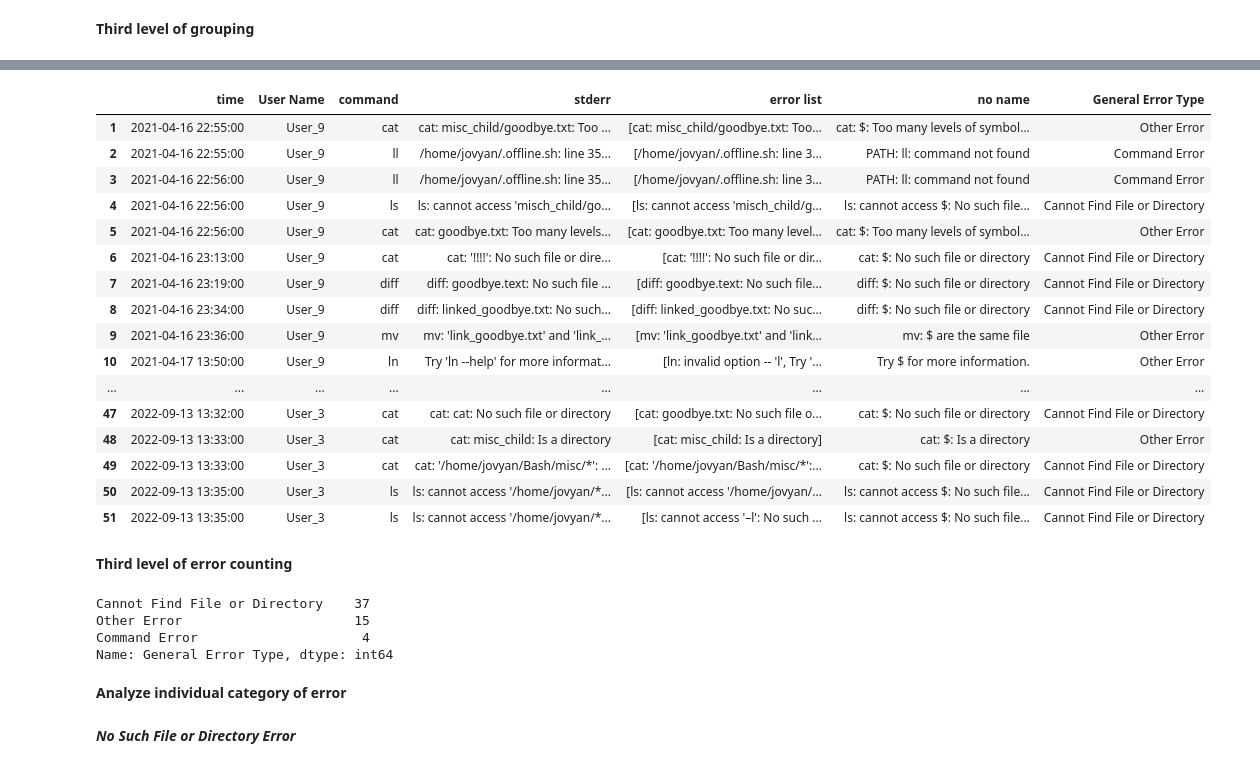
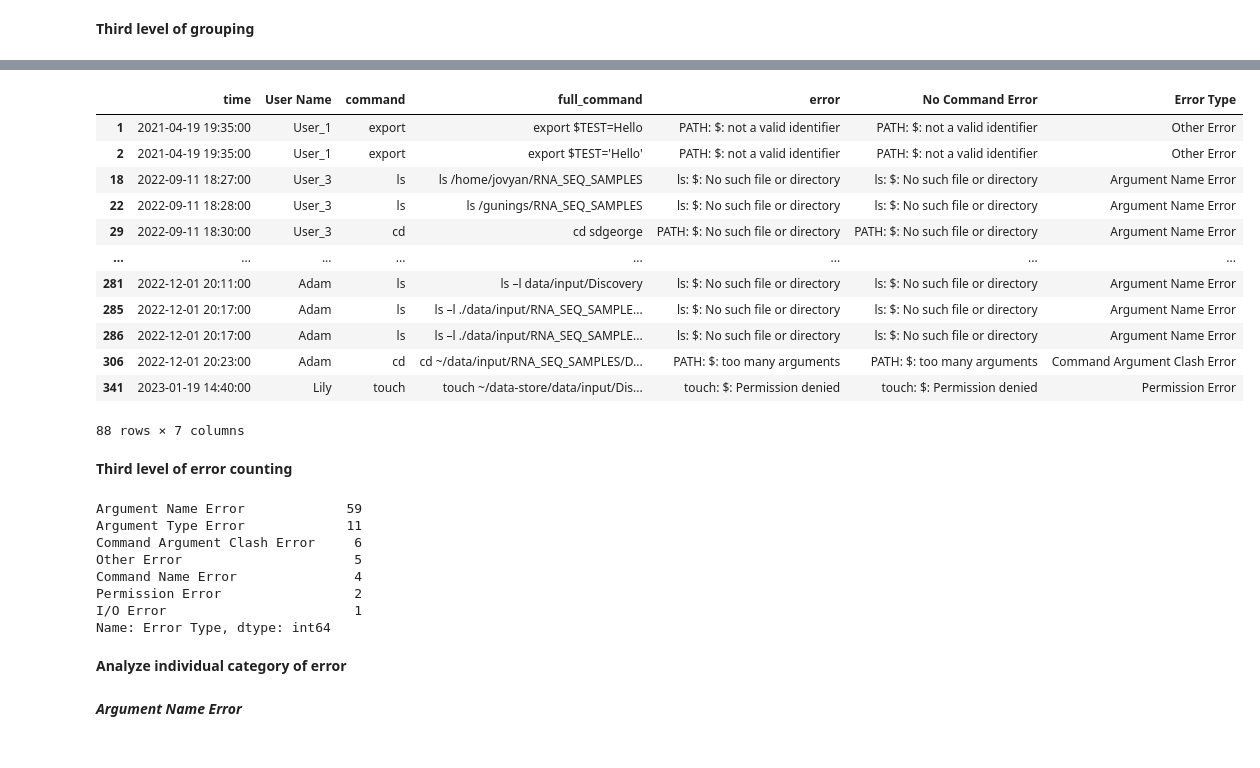
Before and after one commit to GuningShen/error-suggestion, a Jupyter notebook: Error_Analyzer.ipynb, the cells around one changed output, grey strips where cells are left out. Saved outputs shown, nothing was run; the diff lists cells and outputs as text; code cells hidden in the pictures.

Commit message:
clean error tree

```diff
--- a/Error_Analyzer.ipynb
+++ b/Error_Analyzer.ipynb
@@ -548,0 +584,9 @@ error_expand
+# %%
+def extract_command(error):
+    if command_colon.match(error):
+        return re.sub(colon_name, '', error)
+    else:
+        return error
+# %%
+third_error["No Command Error"] = third_error["error"].apply(lambda x: extract_command(x))
+third_error
@@ -549,46 +607,58 @@ error_expand
 # %%
-command_not_find = re.compile(r'.*((C|c)ommand not found).*')
-wrong_file_name = re.compile(r'.*(No such file or directory).*')
+permission = re.compile(r'.*(Permission).*')
+io_error = re.compile(r'.*Input.output.*')
+wrong_file_name = re.compile(r'.*((N|n)o such file).*')
+argument_type = re.compile(r'.+a (directory|file).*')
+command_name = re.compile(r'.*((C|c)ommand not found).*')
+command_argu_clash = re.compile(r'.*(many|exist|same).*')
 # %%
 def replace_third(error):
-    if command_not_find.match(error):
-        return "Command Error"
+    if permission.match(error):
+        return "Permission Error"
+    elif io_error.match(error):
+        return "I/O Error"
     elif wrong_file_name.match(error):
-        return "Cannot Find File or Directory"
+        return "Argument Name Error"
+    elif argument_type.match(error):
+        return "Argument Type Error"
+    elif command_name.match(error):
+        return "Command Name Error"
+    elif command_argu_clash.match(error):
+        return "Command Argument Clash Error"
     else:
         return "Other Error"
 # %%
-error_expand["General Error Type"] = error_expand["no name"].apply(lambda x: replace_third(x))
-error_expand.head(50)
+third_error["Error Type"] = third_error["error"].apply(lambda x: replace_third(x))
+third_error
 # %% [output]
-|  | time | User Name | command | stderr | error list | no name | General Error Type |
-| 1 | 2021-04-16 22:55:00 | User_9 | cat | cat: misc_child/goodbye.txt: Too ... | [cat: misc_child/goodbye.txt: Too... | cat: $: Too many levels of symbol... | Other Error |
-| 2 | 2021-04-16 22:55:00 | User_9 | ll | /home/jovyan/.offline.sh: line 35... | [/home/jovyan/.offline.sh: line 3... | PATH: ll: command not found | Command Error |
-| 3 | 2021-04-16 22:56:00 | User_9 | ll | /home/jovyan/.offline.sh: line 35... | [/home/jovyan/.offline.sh: line 3... | PATH: ll: command not found | Command Error |
-| 4 | 2021-04-16 22:56:00 | User_9 | ls | ls: cannot access 'misch_child/go... | [ls: cannot access 'misch_child/g... | ls: cannot access $: No such file... | Cannot Find File or Directory |
-| 5 | 2021-04-16 22:56:00 | User_9 | cat | cat: goodbye.txt: Too many levels... | [cat: goodbye.txt: Too many level... | cat: $: Too many levels of symbol... | Other Error |
-| 6 | 2021-04-16 23:13:00 | User_9 | cat | cat: '!!!!': No such file or dire... | [cat: '!!!!': No such file or dir... | cat: $: No such file or directory | Cannot Find File or Directory |
-| 7 | 2021-04-16 23:19:00 | User_9 | diff | diff: goodbye.text: No such file ... | [diff: goodbye.text: No such file... | diff: $: No such file or directory | Cannot Find File or Directory |
-| 8 | 2021-04-16 23:34:00 | User_9 | diff | diff: linked_goodbye.txt: No such... | [diff: linked_goodbye.txt: No suc... | diff: $: No such file or directory | Cannot Find File or Directory |
-| 9 | 2021-04-16 23:36:00 | User_9 | mv | mv: 'link_goodbye.txt' and 'link_... | [mv: 'link_goodbye.txt' and 'link... | mv: $ are the same file | Other Error |
-| 10 | 2021-04-17 13:50:00 | User_9 | ln | Try 'ln --help' for more informat... | [ln: invalid option -- 'l', Try '... | Try $ for more information. | Other Error |
+|  | time | User Name | command | full_command | error | No Command Error | Error Type |
+| 1 | 2021-04-19 19:35:00 | User_1 | export | export $TEST=Hello | PATH: $: not a valid identifier | PATH: $: not a valid identifier | Other Error |
+| 2 | 2021-04-19 19:35:00 | User_1 | export | export $TEST='Hello' | PATH: $: not a valid identifier | PATH: $: not a valid identifier | Other Error |
+| 18 | 2022-09-11 18:27:00 | User_3 | ls | ls /home/jovyan/RNA_SEQ_SAMPLES | ls: $: No such file or directory | ls: $: No such file or directory | Argument Name Error |
+| 22 | 2022-09-11 18:28:00 | User_3 | ls | ls /gunings/RNA_SEQ_SAMPLES | ls: $: No such file or directory | ls: $: No such file or directory | Argument Name Error |
+| 29 | 2022-09-11 18:30:00 | User_3 | cd | cd sdgeorge | PATH: $: No such file or directory | PATH: $: No such file or directory | Argument Name Error |
 | ... | ... | ... | ... | ... | ... | ... | ... |
-| 47 | 2022-09-13 13:32:00 | User_3 | cat | cat: cat: No such file or directory | [cat: goodbye.txt: No such file o... | cat: $: No such file or directory | Cannot Find File or Directory |
-| 48 | 2022-09-13 13:33:00 | User_3 | cat | cat: misc_child: Is a directory | [cat: misc_child: Is a directory] | cat: $: Is a directory | Other Error |
-| 49 | 2022-09-13 13:33:00 | User_3 | cat | cat: '/home/jovyan/Bash/misc/*': ... | [cat: '/home/jovyan/Bash/misc/*':... | cat: $: No such file or directory | Cannot Find File or Directory |
-| 50 | 2022-09-13 13:35:00 | User_3 | ls | ls: cannot access '/home/jovyan/*... | [ls: cannot access '/home/jovyan/... | ls: cannot access $: No such file... | Cannot Find File or Directory |
-| 51 | 2022-09-13 13:35:00 | User_3 | ls | ls: cannot access '/home/jovyan/*... | [ls: cannot access '–l': No such ... | ls: cannot access $: No such file... | Cannot Find File or Directory |
+| 281 | 2022-12-01 20:11:00 | Adam | ls | ls –l data/input/Discovery | ls: $: No such file or directory | ls: $: No such file or directory | Argument Name Error |
+| 285 | 2022-12-01 20:17:00 | Adam | ls | ls –l ./data/input/RNA_SEQ_SAMPLE... | ls: $: No such file or directory | ls: $: No such file or directory | Argument Name Error |
+| 286 | 2022-12-01 20:17:00 | Adam | ls | ls –l ./data/input/RNA_SEQ_SAMPLE... | ls: $: No such file or directory | ls: $: No such file or directory | Argument Name Error |
+| 306 | 2022-12-01 20:23:00 | Adam | cd | cd ~/data/input/RNA_SEQ_SAMPLES/D... | PATH: $: too many arguments | PATH: $: too many arguments | Command Argument Clash Error |
+| 341 | 2023-01-19 14:40:00 | Lily | touch | touch ~/data-store/data/input/Dis... | touch: $: Permission denied | touch: $: Permission denied | Permission Error |
+88 rows × 7 columns
 # %% [markdown]
 **Third level of error counting**
 # %%
-error_expand["General Error Type"].value_counts()
+third_error["Error Type"].value_counts()
 # %% [output]
-Cannot Find File or Directory    37
-Other Error                      15
-Command Error                     4
-Name: General Error Type, dtype: int64
+Argument Name Error             59
+Argument Type Error             11
+Command Argument Clash Error     6
+Other Error                      5
+Command Name Error               4
+Permission Error                 2
+I/O Error                        1
+Name: Error Type, dtype: int64
 # %% [markdown]
 **Analyze individual category of error**
 # %% [markdown]
-***No Such File or Directory Error***
+***Argument Name Error***
 # %%
```
Also changed, not shown: parts of 49 cells of this notebook, 8 other files.
